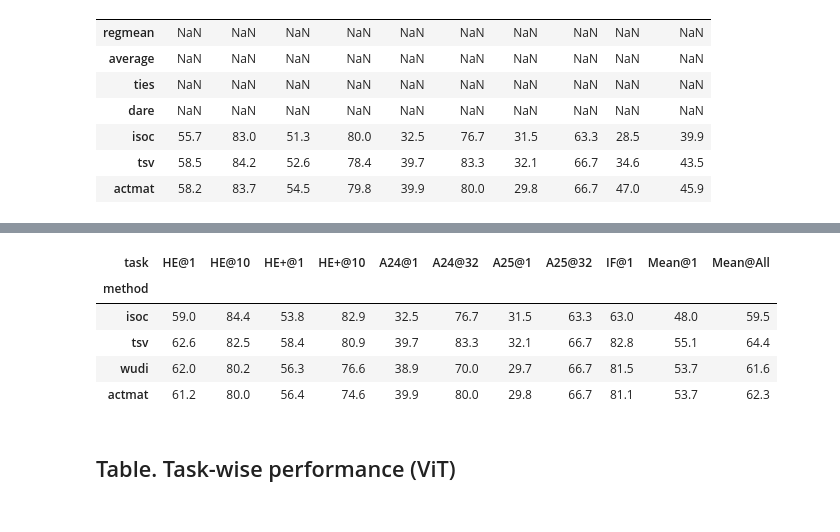
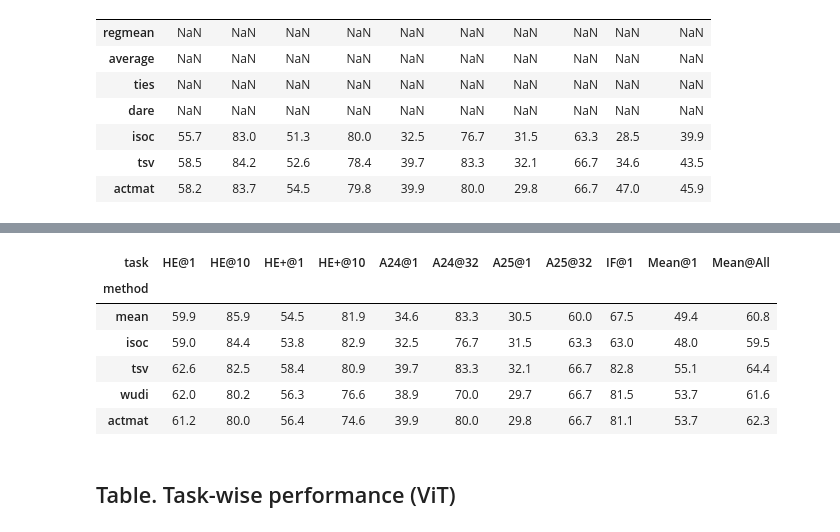
Before and after one commit to marawangamal/actmat, a Jupyter notebook: scripts/analysis.ipynb, the cells around one changed output, grey strips where cells are left out. Saved outputs shown, nothing was run; the diff lists cells and outputs as text; code cells hidden in the pictures.

```diff
--- a/scripts/analysis.ipynb
+++ b/scripts/analysis.ipynb
@@ -581,34 +580,35 @@ column_order = [
     "HE@1",
     "HE@10",
     "HE+@1",
     "HE+@10",
     "A24@1",
     "A24@32",
     "A25@1",
     "A25@32",
     "IF@1",
 ]
 method_order = [
     # "regmean",
-    # "average",
+    "mean",
     # "ties",
     # "dare",
     "isoc",
     "tsv",
     "wudi",
     # "wudi-1e5",
     # "ace",
     "actmat",
 ]
 dfp = (dfp * 100)[column_order].round(1)
 at1_cols = [c for c in column_order if c.endswith("@1")]
 dfp["Mean@1"] = dfp[at1_cols].mean(axis=1).round(1)
 dfp["Mean@All"] = dfp.mean(axis=1).round(1)
 dfp = dfp.reindex(method_order)
 dfp
 # %% [output]
 | task | HE@1 | HE@10 | HE+@1 | HE+@10 | A24@1 | A24@32 | A25@1 | A25@32 | IF@1 | Mean@1 | Mean@All |
 | method |  |  |  |  |  |  |  |  |  |  |  |
+| mean | 59.9 | 85.9 | 54.5 | 81.9 | 34.6 | 83.3 | 30.5 | 60.0 | 67.5 | 49.4 | 60.8 |
 | isoc | 59.0 | 84.4 | 53.8 | 82.9 | 32.5 | 76.7 | 31.5 | 63.3 | 63.0 | 48.0 | 59.5 |
 | tsv | 62.6 | 82.5 | 58.4 | 80.9 | 39.7 | 83.3 | 32.1 | 66.7 | 82.8 | 55.1 | 64.4 |
 | wudi | 62.0 | 80.2 | 56.3 | 76.6 | 38.9 | 70.0 | 29.7 | 66.7 | 81.5 | 53.7 | 61.6 |
```
Also changed, not shown: parts of 1 cell of this notebook, 31 other files.
